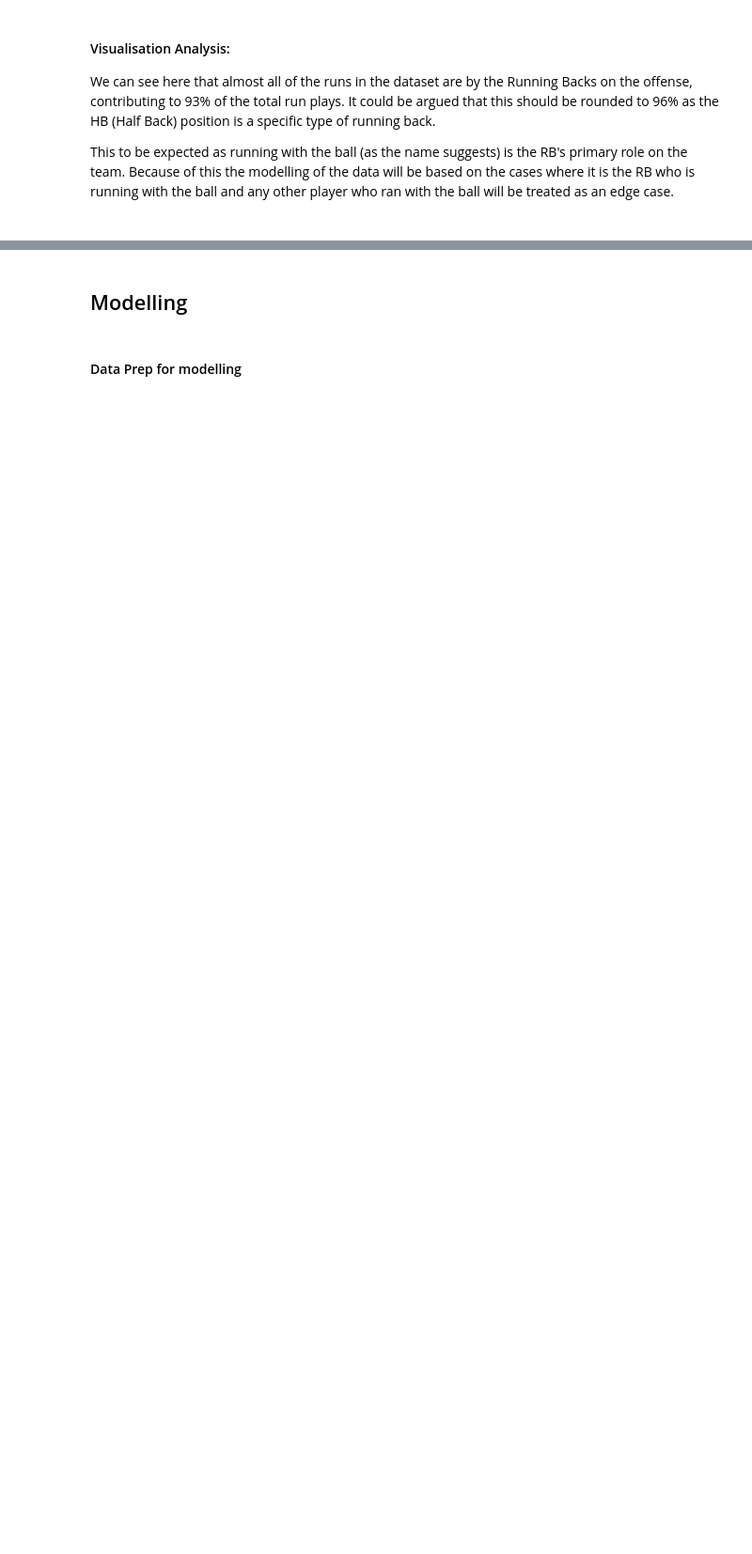
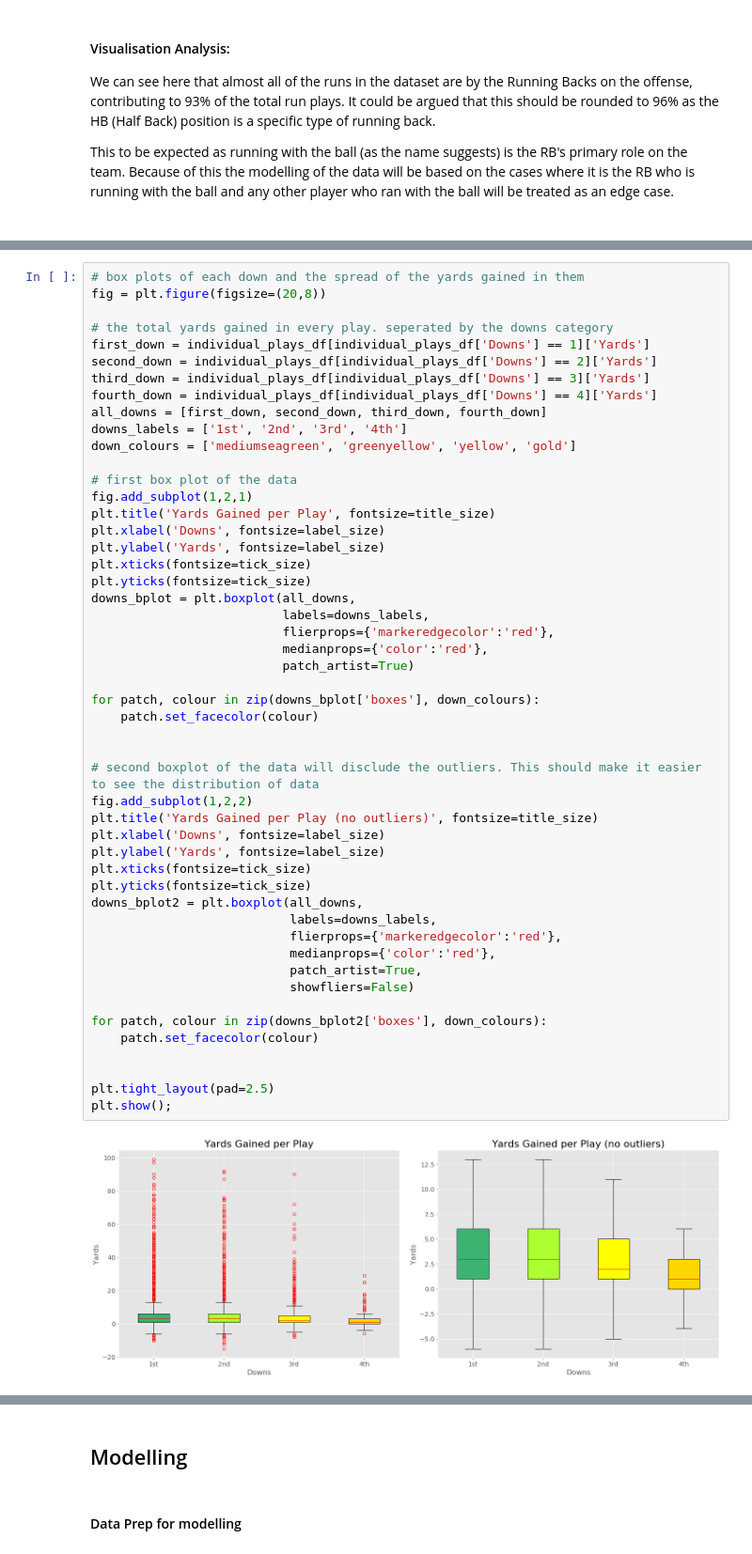
Before and after one commit to Louis-Bad/NFL-Rushing-Yards, a Jupyter notebook: main.ipynb, the cells around one changed output, grey strips where cells are left out. Shown: that part at 94% size. Cells and saved outputs as stored; diff of their text form; blank space fills up the shorter version.

```diff
--- a/main.ipynb
+++ b/main.ipynb
@@ -511,0 +583,52 @@ next(iter(down1))[1]['Yards'].item()
+# %%
+# box plots of each down and the spread of the yards gained in them
+fig = plt.figure(figsize=(20,8))
+
+# the total yards gained in every play. seperated by the downs category
+first_down = individual_plays_df[individual_plays_df['Downs'] == 1]['Yards']
+second_down = individual_plays_df[individual_plays_df['Downs'] == 2]['Yards']
+third_down = individual_plays_df[individual_plays_df['Downs'] == 3]['Yards']
+fourth_down = individual_plays_df[individual_plays_df['Downs'] == 4]['Yards']
+all_downs = [first_down, second_down, third_down, fourth_down]
+downs_labels = ['1st', '2nd', '3rd', '4th']
+down_colours = ['mediumseagreen', 'greenyellow', 'yellow', 'gold']
+
+# first box plot of the data
+fig.add_subplot(1,2,1)
+plt.title('Yards Gained per Play', fontsize=title_size)
+plt.xlabel('Downs', fontsize=label_size)
+plt.ylabel('Yards', fontsize=label_size)
+plt.xticks(fontsize=tick_size)
+plt.yticks(fontsize=tick_size)
+downs_bplot = plt.boxplot(all_downs,
+                          labels=downs_labels,
+                          flierprops={'markeredgecolor':'red'},
+                          medianprops={'color':'red'},
+                          patch_artist=True)
+
+for patch, colour in zip(downs_bplot['boxes'], down_colours):
+    patch.set_facecolor(colour)
+
+
+# second boxplot of the data will disclude the outliers. This should make it easier to see the distribution of data
+fig.add_subplot(1,2,2)
+plt.title('Yards Gained per Play (no outliers)', fontsize=title_size)
+plt.xlabel('Downs', fontsize=label_size)
+plt.ylabel('Yards', fontsize=label_size)
+plt.xticks(fontsize=tick_size)
+plt.yticks(fontsize=tick_size)
+downs_bplot2 = plt.boxplot(all_downs,
+                           labels=downs_labels,
+                           flierprops={'markeredgecolor':'red'},
+                           medianprops={'color':'red'},
+                           patch_artist=True,
+                           showfliers=False)
+
+for patch, colour in zip(downs_bplot2['boxes'], down_colours):
+    patch.set_facecolor(colour)
+
+
+plt.tight_layout(pad=2.5)
+plt.show();
+# %% [output]
+[figure, added]
```
Also changed, not shown: parts of 31 cells of this notebook.
